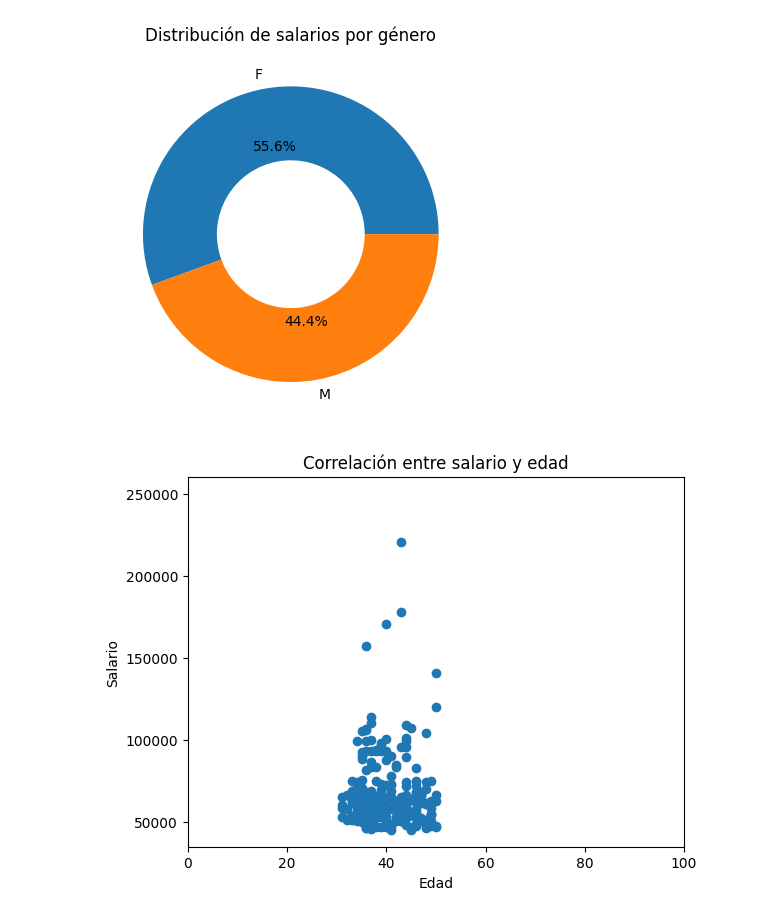
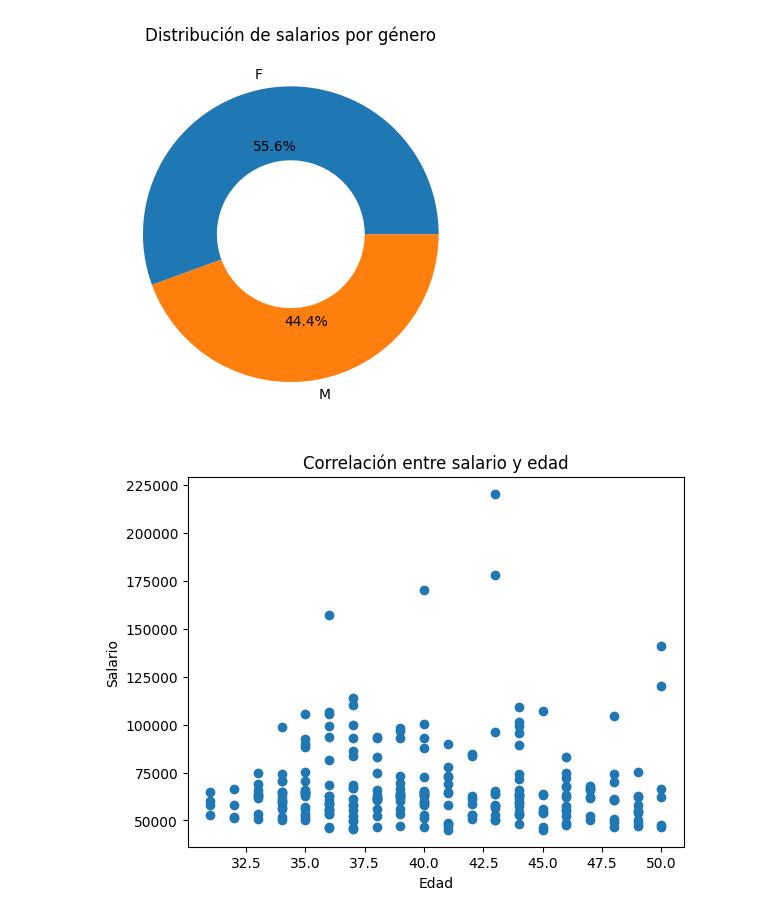
Before and after one commit to ElProfeDeLosDatos/EDA-con-Python, a Jupyter notebook: EDA_con_Python.ipynb, the cells around one changed output. Saved outputs shown, nothing was run; the diff lists cells and outputs as text; code cells hidden in the pictures.

```diff
--- a/EDA_con_Python.ipynb
+++ b/EDA_con_Python.ipynb
@@ -91,11 +91,12 @@ plt.show()
 # %%
 
 # Crear un gráfico de dispersión para ver la correlacion entre Sueldos y Edad
-plt.scatter(df['EDAD'], df['Salary'])
+mask = df['EDAD'] >= 0
+filtered_df = df[mask]
+plt.scatter(filtered_df['EDAD'], filtered_df['Salary'])
 plt.xlabel('Edad')
 plt.ylabel('Salario')
 plt.title('Correlación entre salario y edad')
-plt.xlim(0, 100)
 plt.show()
 # %% [output]
-[figure, old version]
+[figure, new version]
```
Also changed, not shown: parts of 1 cell of this notebook.
